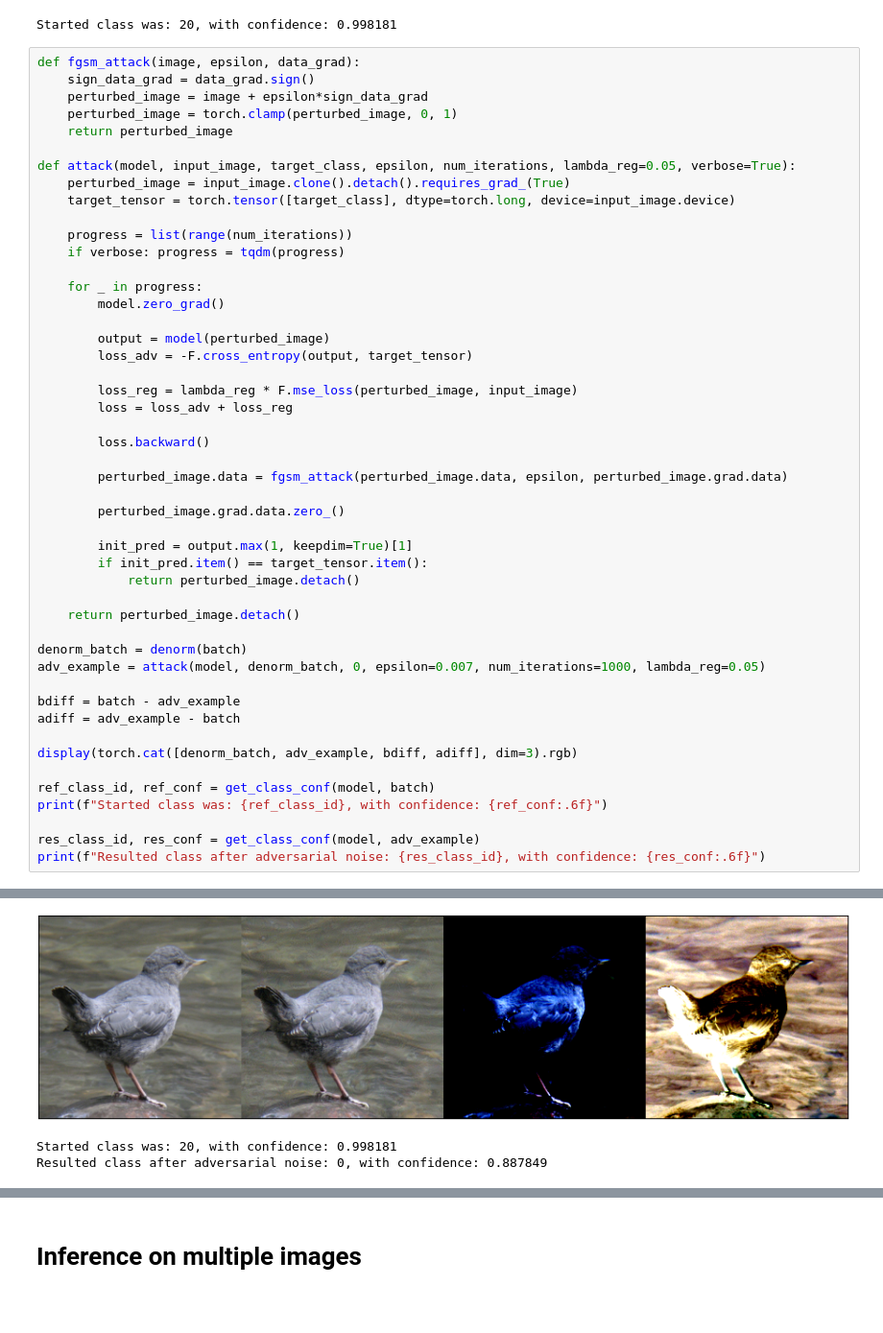
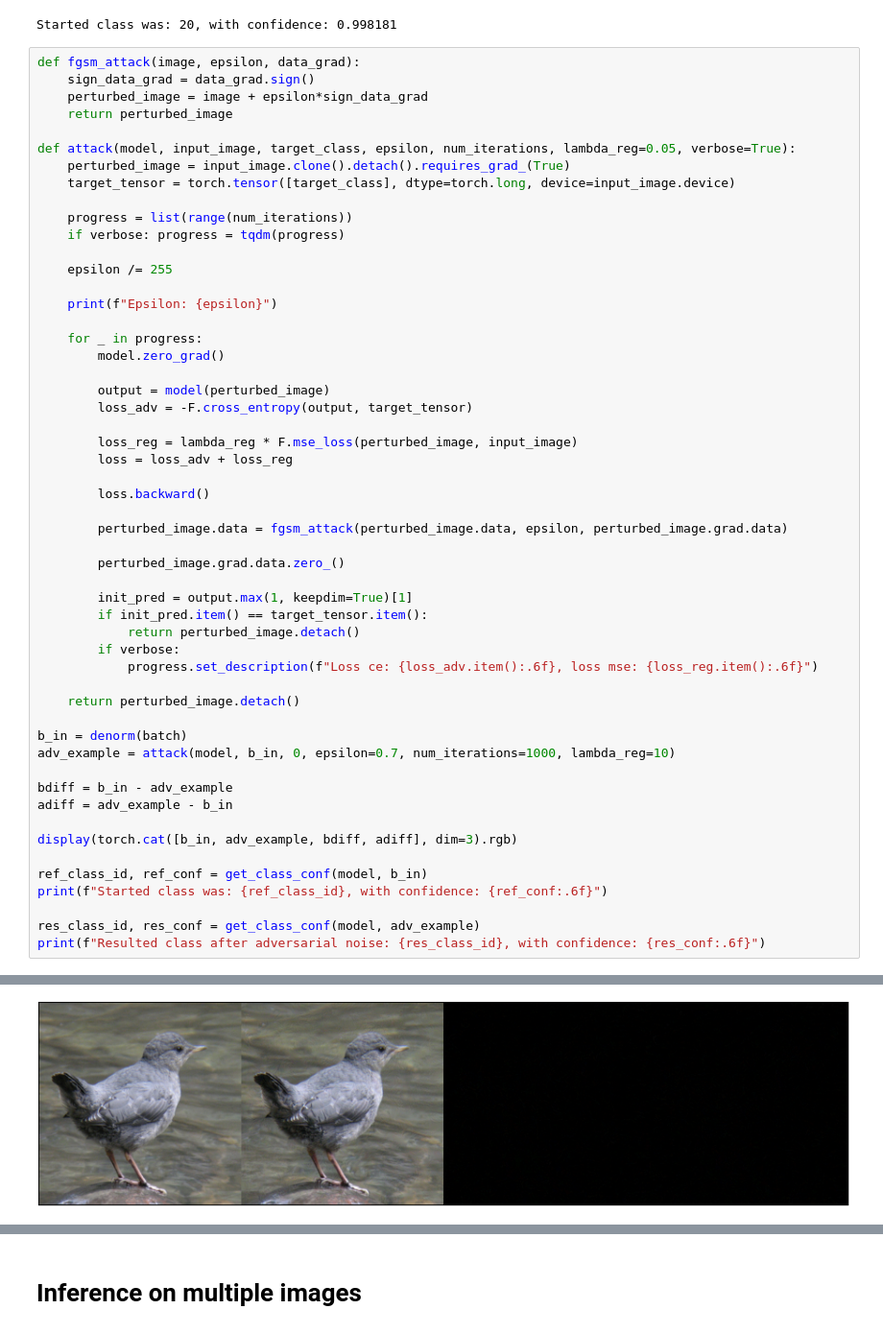
Before and after one commit to nerlfield/adversarial-examples, a Jupyter notebook: notebooks/01_adv_noise_cleanup.ipynb, the cells around one changed output, grey strips where cells are left out. Shown at 96% size. Cells and saved outputs as stored; diff of their text form; blank space fills up the shorter version.

```diff
--- a/notebooks/01_adv_noise_cleanup.ipynb
+++ b/notebooks/01_adv_noise_cleanup.ipynb
@@ -63,7 +63,6 @@ Started class was: 20, with confidence: 0.998181
 def fgsm_attack(image, epsilon, data_grad):
     sign_data_grad = data_grad.sign()
     perturbed_image = image + epsilon*sign_data_grad
-    perturbed_image = torch.clamp(perturbed_image, 0, 1)
     return perturbed_image
 
 def attack(model, input_image, target_class, epsilon, num_iterations, lambda_reg=0.05, verbose=True):
@@ -72,6 +71,10 @@ def attack(model, input_image, target_class, epsilon, num_iterations, lambda_reg
 
     progress = list(range(num_iterations))
     if verbose: progress = tqdm(progress)
+
+    epsilon /= 255
+
+    print(f"Epsilon: {epsilon}")
 
     for _ in progress:
         model.zero_grad()
@@ -91,18 +94,20 @@ def attack(model, input_image, target_class, epsilon, num_iterations, lambda_reg
         init_pred = output.max(1, keepdim=True)[1]
         if init_pred.item() == target_tensor.item():
             return perturbed_image.detach()
+        if verbose:
+            progress.set_description(f"Loss ce: {loss_adv.item():.6f}, loss mse: {loss_reg.item():.6f}")
 
     return perturbed_image.detach()
 
-denorm_batch = denorm(batch)
-adv_example = attack(model, denorm_batch, 0, epsilon=0.007, num_iterations=1000, lambda_reg=0.05)
+b_in = denorm(batch)
+adv_example = attack(model, b_in, 0, epsilon=0.7, num_iterations=1000, lambda_reg=10)
 
-bdiff = batch - adv_example
-adiff = adv_example - batch
+bdiff = b_in - adv_example
+adiff = adv_example - b_in
 
-display(torch.cat([denorm_batch, adv_example, bdiff, adiff], dim=3).rgb)
+display(torch.cat([b_in, adv_example, bdiff, adiff], dim=3).rgb)
 
-ref_class_id, ref_conf = get_class_conf(model, batch)
+ref_class_id, ref_conf = get_class_conf(model, b_in)
 print(f"Started class was: {ref_class_id}, with confidence: {ref_conf:.6f}")
 
 res_class_id, res_conf = get_class_conf(model, adv_example)
@@ -111,3 +117 @@ print(f"Resulted class after adversarial noise: {res_class_id}, with confidence:
-[figure, old version]
+[figure, new version]
-Started class was: 20, with confidence: 0.998181
-Resulted class after adversarial noise: 0, with confidence: 0.887849
```
Also changed, not shown: parts of 2 cells of this notebook.
